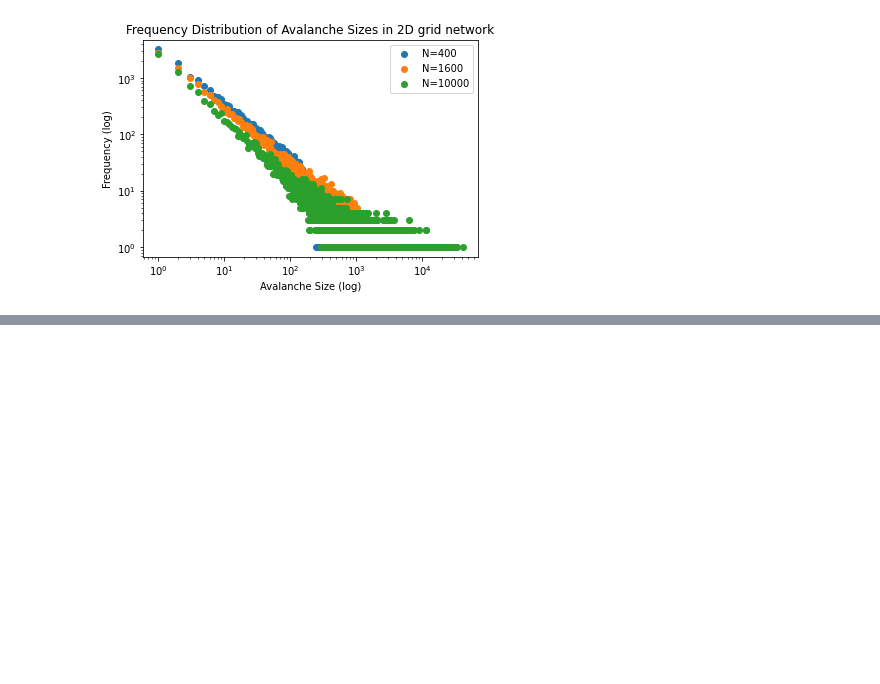
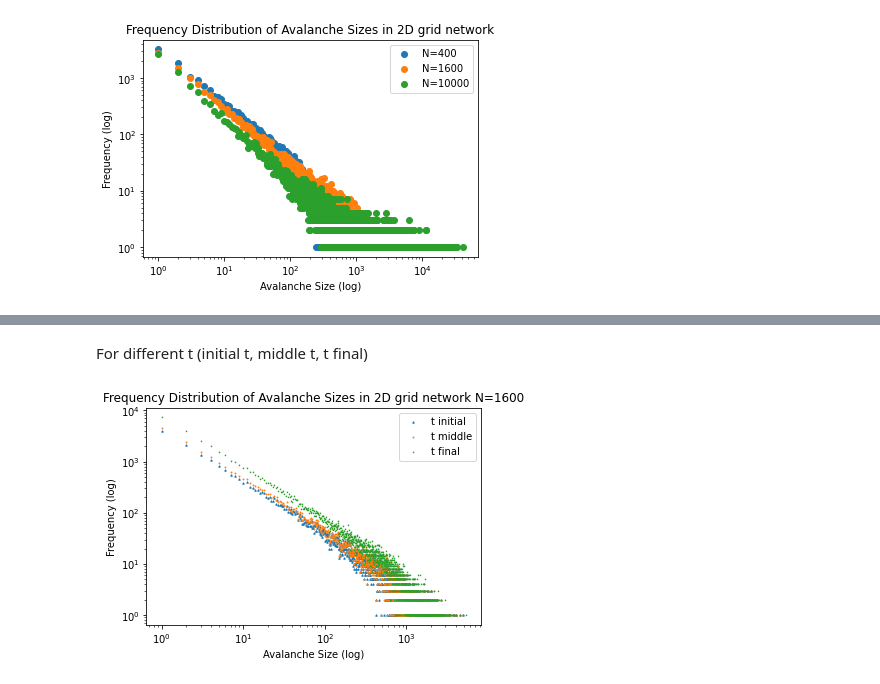
Before and after one commit to rkoevoets/complex-system-simulation, a Jupyter notebook: 2d grid network.ipynb, the cells around one changed output, grey strips where cells are left out. Cells and saved outputs as stored; diff of their text form; code cells hidden in the pictures; blank space fills up the shorter version.

```diff
--- a/2d grid network.ipynb
+++ b/2d grid network.ipynb
@@ -100,0 +220,33 @@ plt.show()
+# %% [markdown]
+For different t (initial t, middle t, t final)
+# %%
+random.seed(10)
+grid_network_data_40_tinitial = np.array(grid_network_model_40.run(300))  # number of steps
+grid_network_data_40_tmiddle = np.array(grid_network_model_40.run(10000))  # number of steps
+grid_network_data_40_tfinal = np.array(grid_network_model_40.run(50000))  # number of steps
+# %%
+# Calculate the unique avalanche sizes and their frequencies
+avalanche_sizes_grid_40_tinitial, frequencies_grid_40_tinitial = np.unique(grid_network_data_40_tinitial, return_counts=True)
+avalanche_sizes_grid_40_tmiddle, frequencies_grid_40_tmiddle = np.unique(grid_network_data_40_tmiddle, return_counts=True)
+avalanche_sizes_grid_40_tfinal, frequencies_grid_40_tfinal = np.unique(grid_network_data_40_tfinal, return_counts=True)
+
+# Plot the data points on a log-log scale
+plt.figure()
+plt.scatter(avalanche_sizes_grid_40_tinitial, frequencies_grid_40_tinitial, label="t initial", marker='^', s=2)
+plt.scatter(avalanche_sizes_grid_40_tmiddle, frequencies_grid_40_tmiddle, label="t middle", marker='o', s=0.8)
+plt.scatter(avalanche_sizes_grid_40_tfinal, frequencies_grid_40_tfinal, label="t final", marker='v', s=0.5)
+
+# Set log-log scale
+plt.xscale('log')
+plt.yscale('log')
+
+# Add labels and title
+plt.xlabel('Avalanche Size (log)')
+plt.ylabel('Frequency (log)')
+plt.title('Frequency Distribution of Avalanche Sizes in 2D grid network N=1600')
+plt.legend()
+
+# Show the plot
+plt.show()
+# %% [output]
+[figure, added]
```
Also changed, not shown: parts of 9 cells of this notebook.
